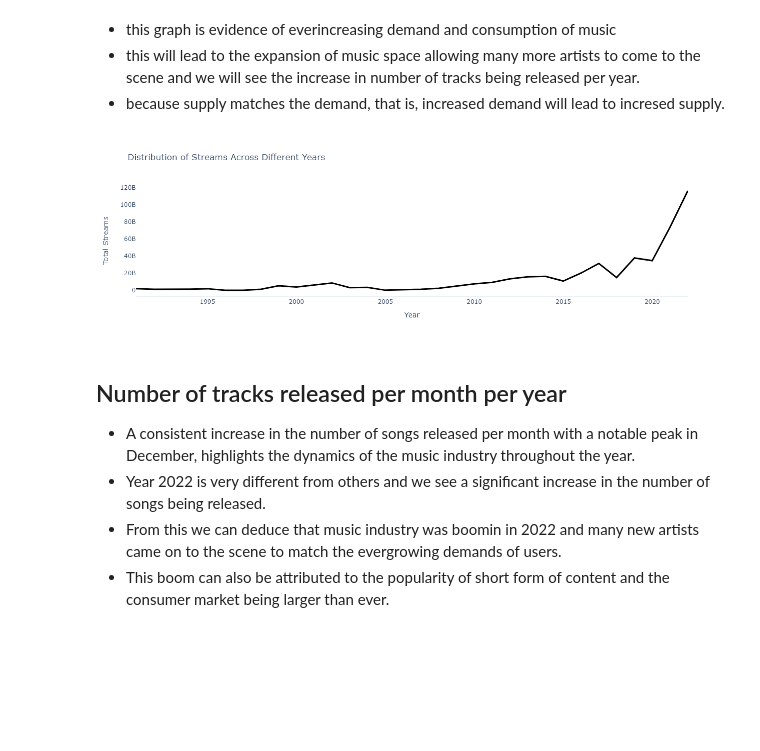
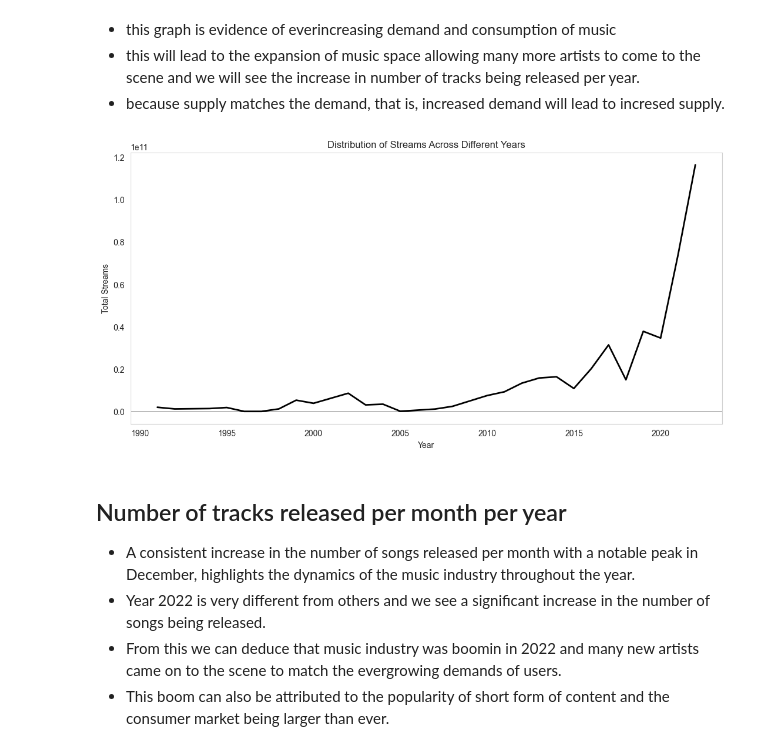
Before and after one commit to bishnoi322/Data_analysis_projects, a Jupyter notebook: spotify/ spotify_new.ipynb, the cells around one changed output. Saved outputs shown, nothing was run; the diff lists cells and outputs as text; code cells hidden in the pictures; blank space fills up the shorter version.

```diff
--- a/spotify/ spotify_new.ipynb
+++ b/spotify/ spotify_new.ipynb
@@ -205,23 +177,18 @@ plt.show()
 streams_by_year = spotify_df.groupby('released_year')['streams'].sum().reset_index()
 # %%
 streams_by_years = streams_by_year.loc[streams_by_year['released_year'].isin(range(1990, 2023))]
-# %%
-fig = px.line(streams_by_years, x='released_year', y='streams',
-              labels={'released_year': 'Year', 'streams': 'Total Streams'},
-              title='Distribution of Streams Across Different Years',
-              height = 400,
-              template = 'plotly_white',)
-fig.update_layout(
-    xaxis = dict(
-      showgrid=False,
-      linewidth = 2),
-    yaxis = dict(
-        showgrid = False,
-        zeroline = False))
-fig.update_traces(line=dict(width=3, color='black'))
-fig.show()
-# %% [output]
-[figure, removed]
+# %%
+sns.set_style("whitegrid")
+plt.figure(figsize=(13, 6))
+sns.lineplot(data=streams_by_years, x='released_year', y='streams', color='black', linewidth=2)
+plt.title('Distribution of Streams Across Different Years')
+plt.xlabel('Year')
+plt.ylabel('Total Streams')
+plt.grid(False)
+plt.axhline(0, color='black', linewidth=0.5)
+plt.show()
+# %% [output]
+[figure, added]
 # %% [markdown]
 ## Number of tracks released per month per year
 * A consistent increase in the number of songs released per month with a notable peak in December, highlights the dynamics of the music industry throughout the year.
```
Also changed, not shown: parts of 15 cells of this notebook.
